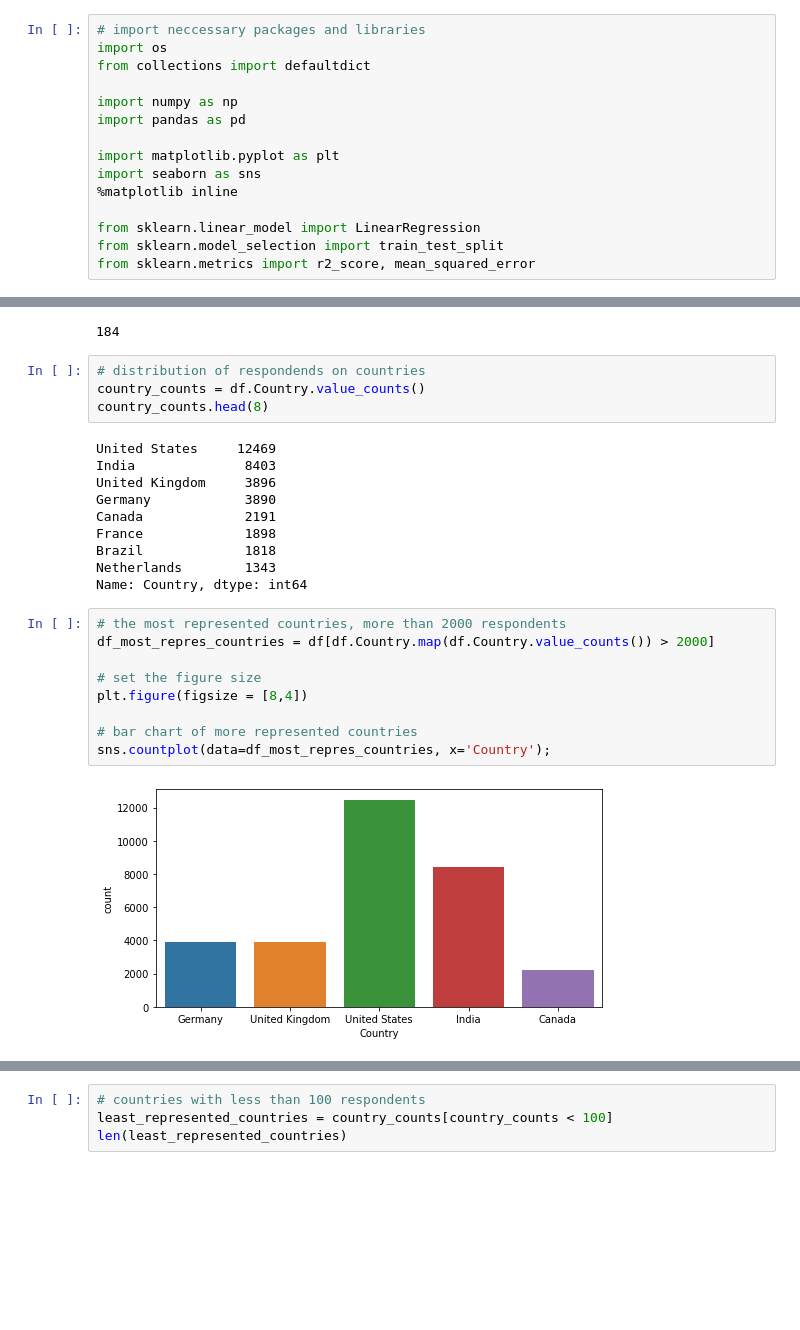
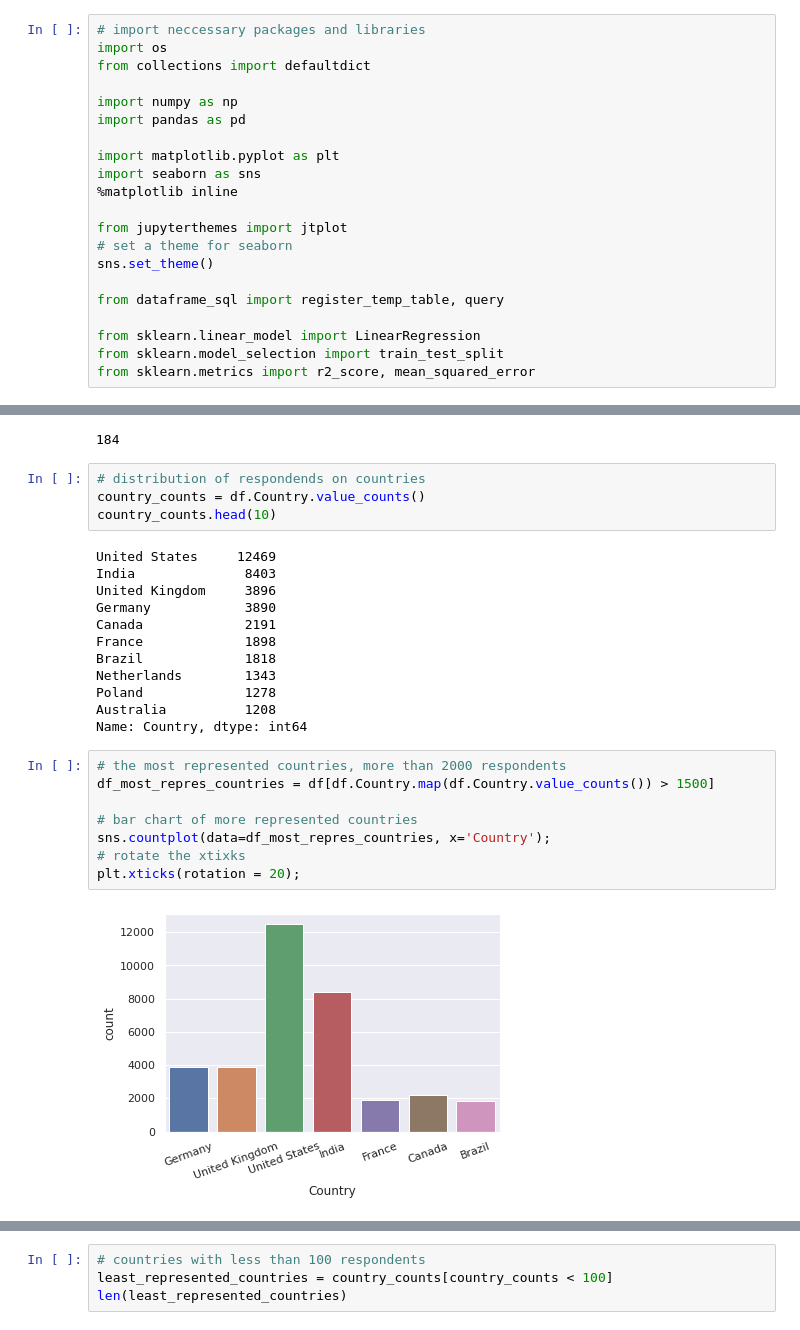
Before and after one commit to SolanaO/Developers_Survey_Analysis, a Jupyter notebook: stackBlogDataAnalysis.ipynb, the cells around one changed output, grey strips where cells are left out. Cells and saved outputs as stored; diff of their text form; blank space fills up the shorter version.

```diff
--- a/stackBlogDataAnalysis.ipynb
+++ b/stackBlogDataAnalysis.ipynb
@@ -10,6 +10,12 @@ import matplotlib.pyplot as plt
 import seaborn as sns
 %matplotlib inline
 
+from jupyterthemes import jtplot
+# set a theme for seaborn
+sns.set_theme()
+
+from dataframe_sql import register_temp_table, query
+
 from sklearn.linear_model import LinearRegression
 from sklearn.model_selection import train_test_split
 from sklearn.metrics import r2_score, mean_squared_error
@@ -166,7 +172,7 @@ len(df.Country.unique())
 # %%
 # distribution of respondends on countries
 country_counts = df.Country.value_counts()
-country_counts.head(8)
+country_counts.head(10)
 # %% [output]
 United States     12469
 India              8403
@@ -176,18 +182,19 @@ Canada             2191
 France             1898
 Brazil             1818
 Netherlands        1343
+Poland             1278
+Australia          1208
 Name: Country, dtype: int64
 # %%
 # the most represented countries, more than 2000 respondents
-df_most_repres_countries = df[df.Country.map(df.Country.value_counts()) > 2000]
-
-# set the figure size
-plt.figure(figsize = [8,4])
+df_most_repres_countries = df[df.Country.map(df.Country.value_counts()) > 1500]
 
 # bar chart of more represented countries
 sns.countplot(data=df_most_repres_countries, x='Country');
+# rotate the xtixks
+plt.xticks(rotation = 20);
 # %% [output]
-[figure, old version]
+[figure, new version]
 # %%
 # percentage of most represented countries respondents
 df_most_repres_countries.shape[0]/df.shape[0]
```
Also changed, not shown: parts of 45 cells of this notebook.
